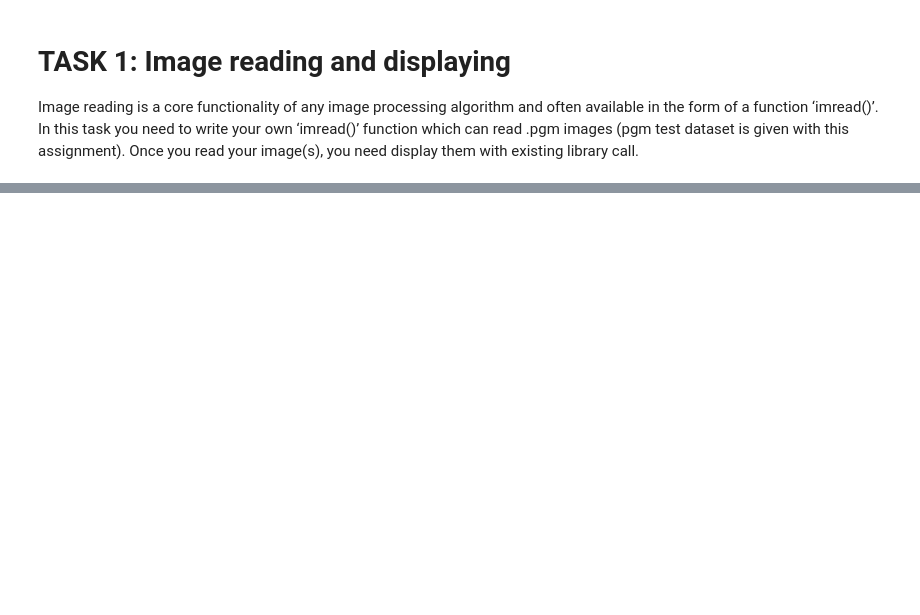
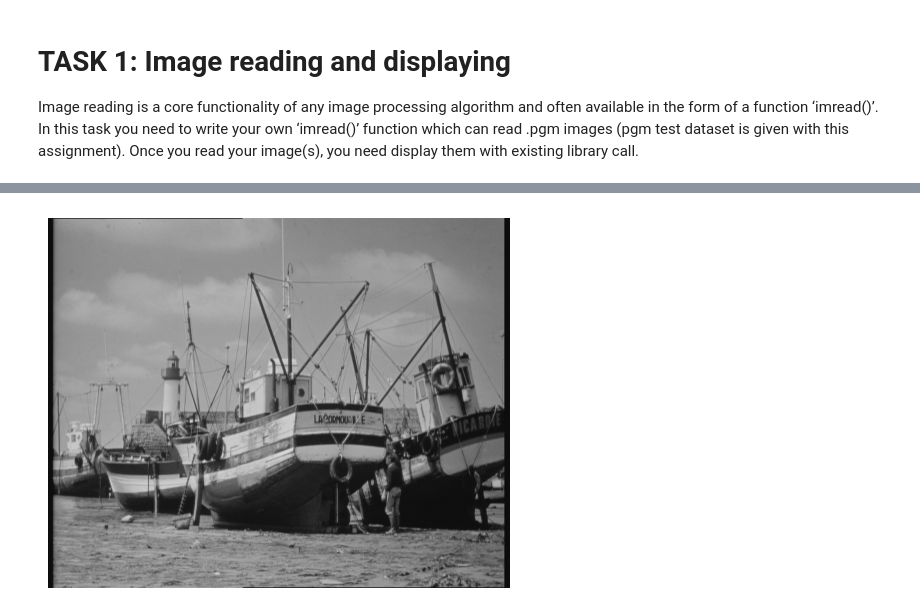
Before and after one commit to ikenichaa/wavelet-transform, a Jupyter notebook: task1.ipynb, the cells around one changed output, grey strips where cells are left out. Drawn from its saved outputs; the diff is of its cells as text; code cells hidden in the pictures; blank space fills up the shorter version.

```diff
--- a/task1.ipynb
+++ b/task1.ipynb
@@ -86,0 +88,5 @@ for filename in os.listdir(dataset_directory):
+# %%
+pgm_p5 = "./Dataset/boats.pgm"
+show_image_greyscale(read_pgm(pgm_p5))
+# %% [output]
+[figure, added]
```
Also changed, not shown: parts of 8 cells of this notebook, 6 other files.
